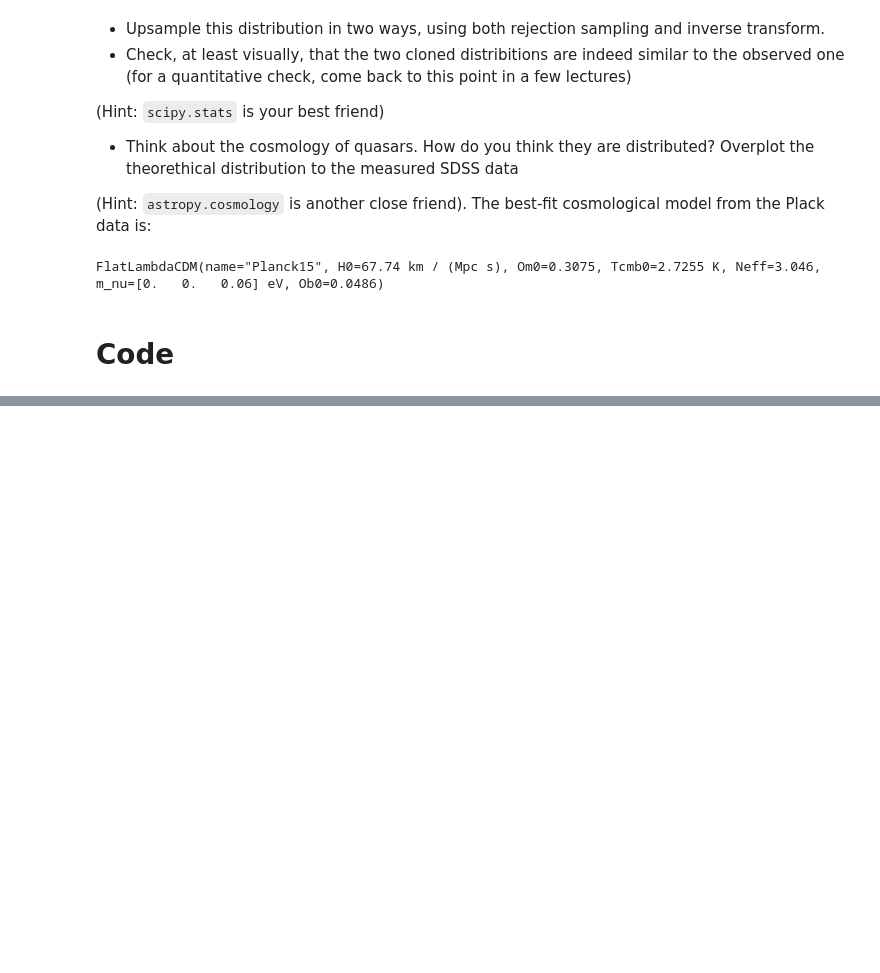
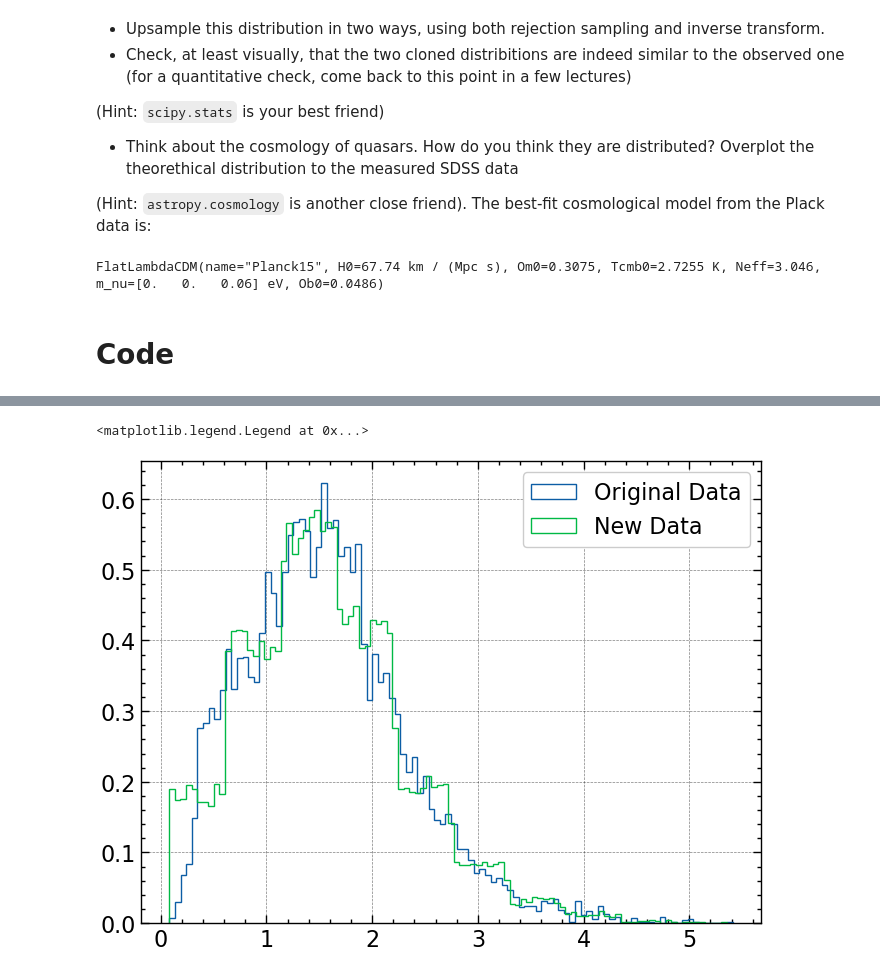
Before and after one commit to M-Bianchi/astrostatistics_bicocca_2024, a Jupyter notebook: working/W04_upsampling_quasars.ipynb, the cells around one changed output, grey strips where cells are left out. Cells and saved outputs as stored; diff of their text form; code cells hidden in the pictures; blank space fills up the shorter version.

```diff
--- a/working/W04_upsampling_quasars.ipynb
+++ b/working/W04_upsampling_quasars.ipynb
@@ -65,0 +60,18 @@ plt.hist(z, bins=100, density=True)
+# %%
+N = int(1e5)
+new_data = []
+hist_pdf = scipy.stats.rv_histogram(np.histogram(data))
+
+for i in tqdm(range(N)):
+  x = np.random.uniform(x_min, x_max)
+  y = np.random.uniform(0, y_max)
+
+  if y <= hist_pdf.pdf(x):
+    new_data.append(x)
+# %%
+plt.hist(data, bins=100, density=True, histtype='step', label='Original Data');
+plt.hist(new_data, bins=100, density=True, histtype='step', label='New Data');
+plt.legend()
+# %% [output]
+<matplotlib.legend.Legend at 0x...>
+[figure, added]
```
Also changed, not shown: parts of 8 cells of this notebook.
